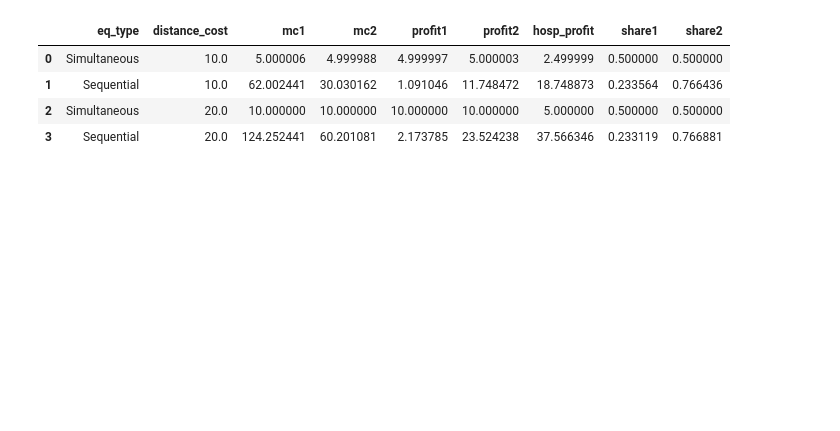
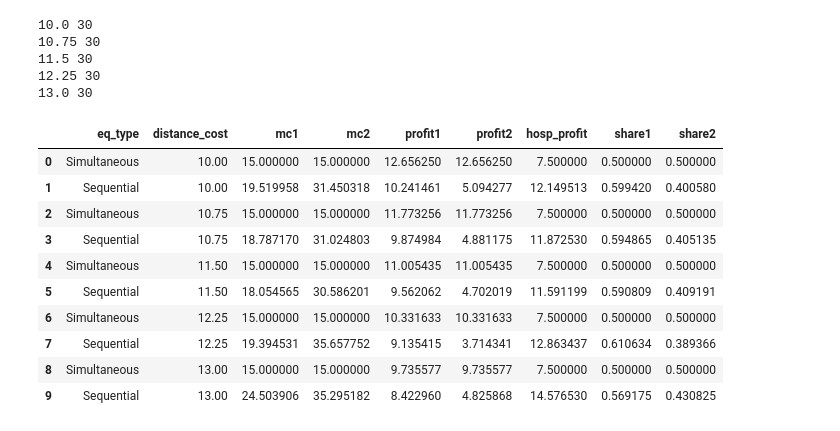
Before and after one commit to ericschulman/health_bargains, a Jupyter notebook: numerical.ipynb, the cells around one changed output. Cells and saved outputs as stored; diff of their text form; code cells hidden in the pictures; blank space fills up the shorter version.

```diff
--- a/numerical.ipynb
+++ b/numerical.ipynb
@@ -56,10 +79,10 @@ plt.plot([i for i in range(5,30)],  [nash_in_nash(i, 20, .5, .5, 10, 2.5) for i
 def bargain_helper(theta1, theta2, mu1, mu2, cost, listprice):
     """solve each firm 1s optimization holding theta 2 fixed"""
     outside = outside_simlt(mu2,cost,listprice)
-    result = minimize(nash_in_nash, theta1, args=(theta2, mu1, mu2, cost, outside),
+    result = minimize(nash_in_nash, theta1, args=(theta2, mu1, mu2, cost, listprice, outside),
                       method='Nelder-Mead', options={'disp': False})
     return result.x
 
 
-print(bargain_helper(20, 20, .5, .5, 10, 15))
+print(bargain_helper(36, 36, .5, .5, 10, 25))
 # %% [output]
@@ -90,15 +113,13 @@ print(simult_bargain(15,15,.5,.5,10,15))
 # %%
 def seq_obj(theta1, mu1, mu2, cost, listprice):
     """ theta1 is a guess for the first stage """
-    outside2  = outside_seq(theta1,mu1) #outside option for second stage
-    outside1 = outside_simlt(mu2,cost,listprice) #outside option for first stage
-
     #compute the first stage
     #this is not right... need to ensure that you can't amp up theta1 too high
     #market shares are not right, no one is buying...
-    theta2 = bargain_helper(theta1, theta1, mu2, mu1, cost, outside2)
-    return nash_in_nash(theta1, theta2, mu1, mu2, cost, outside1)
+    theta2 = bargain_helper(theta1, theta1, mu2, mu1, cost, listprice)
+    outside2  = outside_seq(theta2, mu2,cost,listprice) #outside option for second stage
+    return nash_in_nash(theta1, theta2, mu1, mu2, cost, listprice, outside2)
 
-plt.plot([i for i in range(70,100)],  [seq_obj(i, .5, .5, 10, 15) for i in range(70,100)])
+plt.plot([i for i in range(20,50)],  [seq_obj(i, .5, .5, 10, 15) for i in range(20,50)])
 # %% [output]
 [<matplotlib.lines.Line2D at 0x...>]
@@ -121,40 +142,52 @@ print(seq_bargain(18,.5,.5,10,15))
 # %%
 def make_table(arg, steps, params):
     min_arg, max_arg, no_step = steps
 
     cols = ['eq_type','distance_cost','mc1','mc2','profit1','profit2','hosp_profit','share1','share2']
 
     indep_var = np.linspace(min_arg, max_arg, no_step)
     results = []
 
     for var in indep_var:
         param_copy = list(params)
         param_copy[arg] = var
-        mu1,mu2,cost,outside = param_copy
+        mu1,mu2,cost,listprice = param_copy
         for eq_type in ['Simultaneous', 'Sequential']:
 
-            mc1,mc2 = 10, 10
+            mc1,mc2 = 15, 15
 
             if eq_type == 'Simultaneous':
-                mc1,mc2 = simult_bargain(mc1,mc2, mu1, mu2, cost, outside)
+                print(cost,listprice)
+                mc1,mc2 = simult_bargain(mc1, mc2, mu1, mu2, cost, listprice)
             else:
-                mc1,mc2 = seq_bargain(mc1, mu1, mu2, cost, outside)
+                mc1,mc2 = seq_bargain(mc1, mu1, mu2, cost, listprice)
             mc1, mc2 = mc1[0],mc2[0]
-            profit1 = calc_profits(mc1, mc2, mu1, mu2, cost)
-            profit2 = calc_profits(mc2, mc1, mu2, mu1, cost)
-            hosp_prof = hosp_profits(mc1, mc2, mu1, mu2, cost)
-            share1 = calc_t(mc1, mc2, mu1, mu2, cost)
+            profit1 = calc_profits(mc1, mc2, mu1, mu2, cost,listprice)
+            profit2 = calc_profits(mc2, mc1, mu2, mu1, cost,listprice)
+            hosp_prof = hosp_profits(mc1, mc2, mu1, mu2, cost,listprice)
+            share1 = calc_t(mc1, mc2, mu1, mu2, cost,listprice)
             share2 = 1-share1
             results.append([eq_type,cost,mc1,mc2,profit1,profit2,hosp_prof, share1,share2])
 
 
     return pd.DataFrame(data=results, columns=cols)
 
 
-make_table(2,(10,20,2), (.5,.5,30,0))
+make_table(2,(10,13,5), (.5,.5,10,30))
 # %% [output]
+10.0 30
+10.75 30
+11.5 30
+12.25 30
+13.0 30
 |  | eq_type | distance_cost | mc1 | mc2 | profit1 | profit2 | hosp_profit | share1 | share2 |
-| 0 | Simultaneous | 10.0 | 5.000006 | 4.999988 | 4.999997 | 5.000003 | 2.499999 | 0.500000 | 0.500000 |
-| 1 | Sequential | 10.0 | 62.002441 | 30.030162 | 1.091046 | 11.748472 | 18.748873 | 0.233564 | 0.766436 |
-| 2 | Simultaneous | 20.0 | 10.000000 | 10.000000 | 10.000000 | 10.000000 | 5.000000 | 0.500000 | 0.500000 |
-| 3 | Sequential | 20.0 | 124.252441 | 60.201081 | 2.173785 | 23.524238 | 37.566346 | 0.233119 | 0.766881 |
+| 0 | Simultaneous | 10.00 | 15.000000 | 15.000000 | 12.656250 | 12.656250 | 7.500000 | 0.500000 | 0.500000 |
+| 1 | Sequential | 10.00 | 19.519958 | 31.450318 | 10.241461 | 5.094277 | 12.149513 | 0.599420 | 0.400580 |
+| 2 | Simultaneous | 10.75 | 15.000000 | 15.000000 | 11.773256 | 11.773256 | 7.500000 | 0.500000 | 0.500000 |
+| 3 | Sequential | 10.75 | 18.787170 | 31.024803 | 9.874984 | 4.881175 | 11.872530 | 0.594865 | 0.405135 |
+| 4 | Simultaneous | 11.50 | 15.000000 | 15.000000 | 11.005435 | 11.005435 | 7.500000 | 0.500000 | 0.500000 |
+| 5 | Sequential | 11.50 | 18.054565 | 30.586201 | 9.562062 | 4.702019 | 11.591199 | 0.590809 | 0.409191 |
+| 6 | Simultaneous | 12.25 | 15.000000 | 15.000000 | 10.331633 | 10.331633 | 7.500000 | 0.500000 | 0.500000 |
+| 7 | Sequential | 12.25 | 19.394531 | 35.657752 | 9.135415 | 3.714341 | 12.863437 | 0.610634 | 0.389366 |
+| 8 | Simultaneous | 13.00 | 15.000000 | 15.000000 | 9.735577 | 9.735577 | 7.500000 | 0.500000 | 0.500000 |
+| 9 | Sequential | 13.00 | 24.503906 | 35.295182 | 8.422960 | 4.825868 | 14.576530 | 0.569175 | 0.430825 |
```
Also changed, not shown: parts of 6 cells of this notebook, 2 other files.
